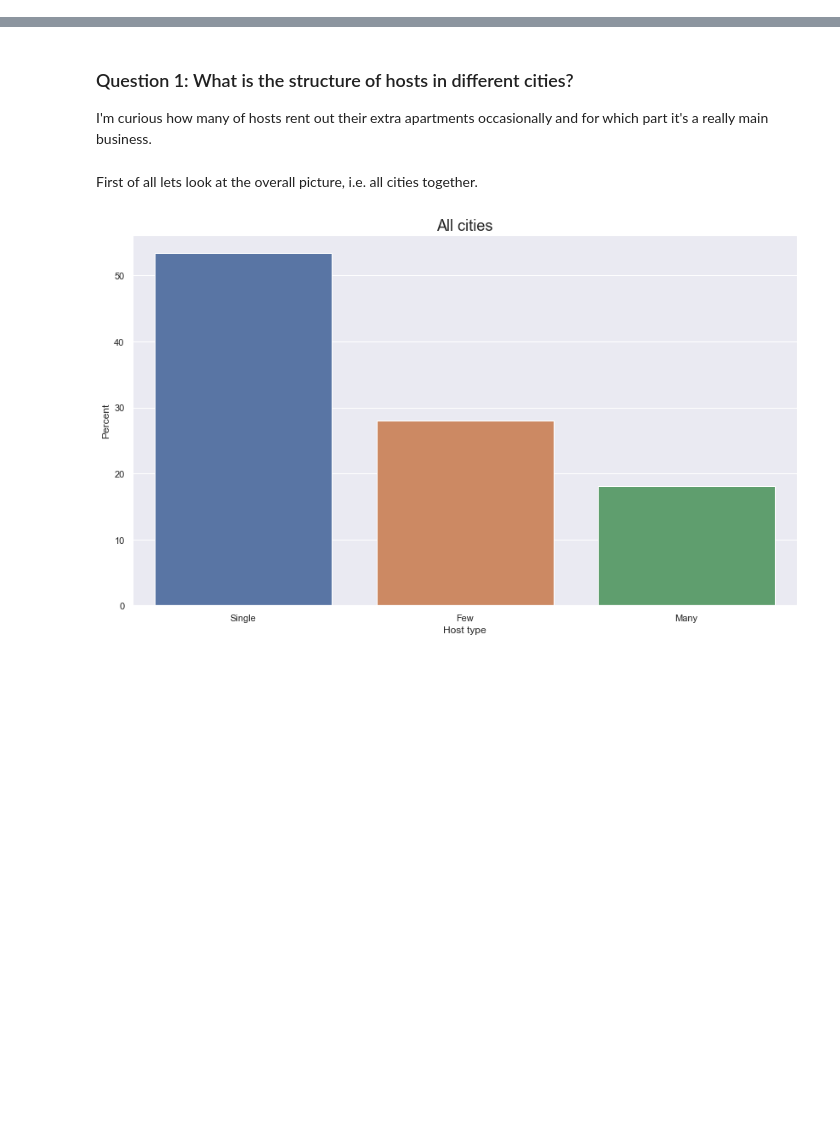
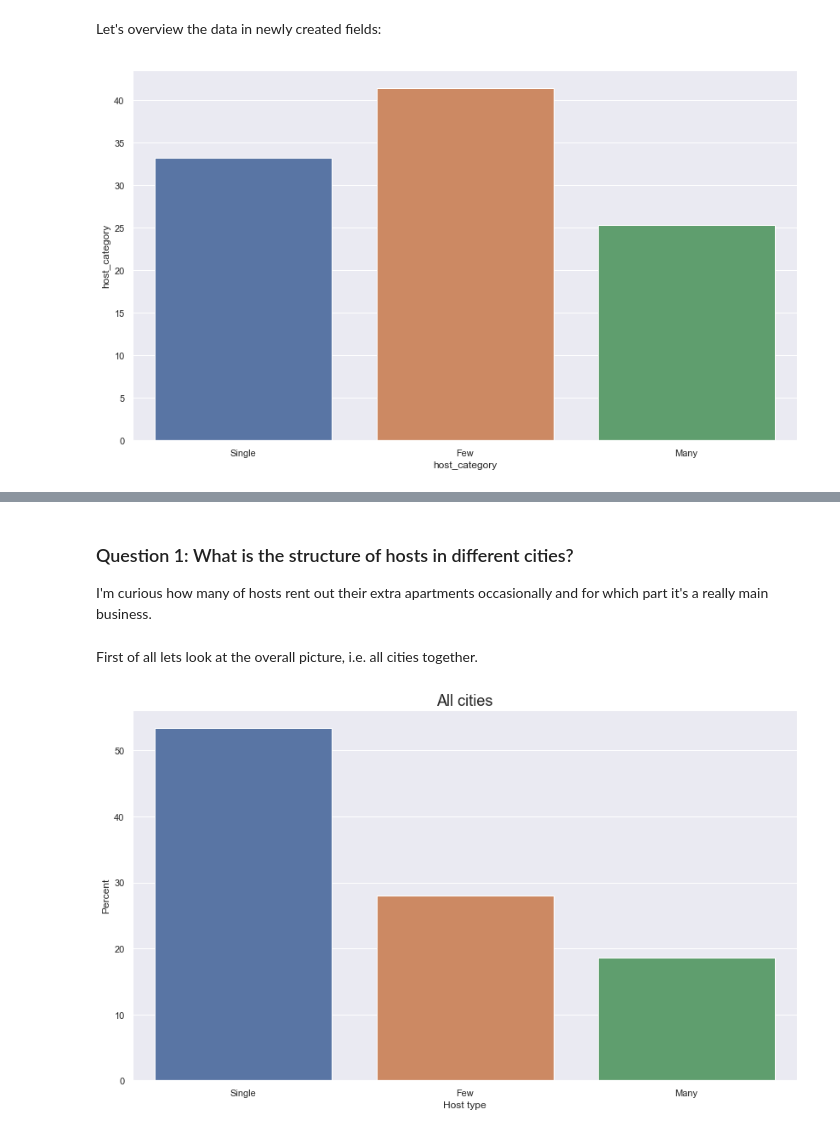
Before and after one commit to DMazykin/AirBNB-hosts, a Jupyter notebook: Airbnb hosts.ipynb, the cells around one changed output, grey strips where cells are left out. Cells and saved outputs as stored; diff of their text form; code cells hidden in the pictures; blank space fills up the shorter version.

```diff
--- a/Airbnb hosts.ipynb
+++ b/Airbnb hosts.ipynb
@@ -21,0 +84,4 @@ warnings.simplefilter(action='ignore', category=FutureWarning)
+# %%
+df.dropna(axis=0, subset=df.filter(like='review_scores').columns, inplace=True)
+df.dropna(axis=0, subset=['host_listings_count'], inplace=True)
+df.dropna(axis=0, subset=['reviews_per_month'], inplace=True)
@@ -21,0 +109,14 @@ warnings.simplefilter(action='ignore', category=FutureWarning)
+# %%
+df['host_category'] = pd.cut(df['host_listings_count'], [0, 1, 5, df['host_listings_count'].max()+1], labels=["Single", "Few", "Many"])
+# %%
+# A percentage of time a year, when the apartment is available
+df['available']=df['availability_365']/365
+# %%
+# Number of reviews adjusted to the listing availability in 30 days
+df['reviews_adjusted']=np.where(df['availability_30']==0,0,30/df['availability_30'])*df['reviews_per_month']
+# %% [markdown]
+Let's overview the data in newly created fields:
+# %%
+sns.barplot(y='host_category', x='host_category', orient="v", data=df, estimator=lambda x: len(x)/len(df)*100);
+# %% [output]
+[figure, added]
```
Also changed, not shown: parts of 35 cells of this notebook, 6 other files.
